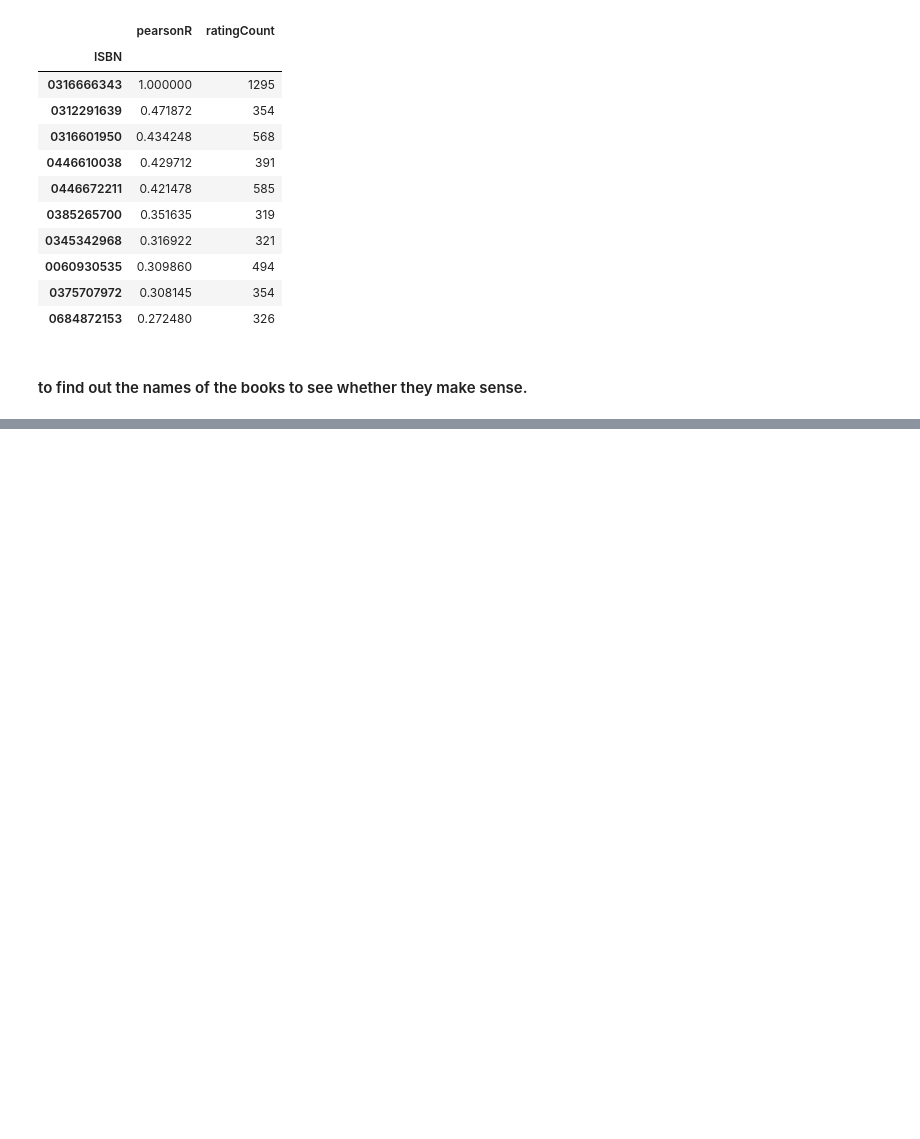
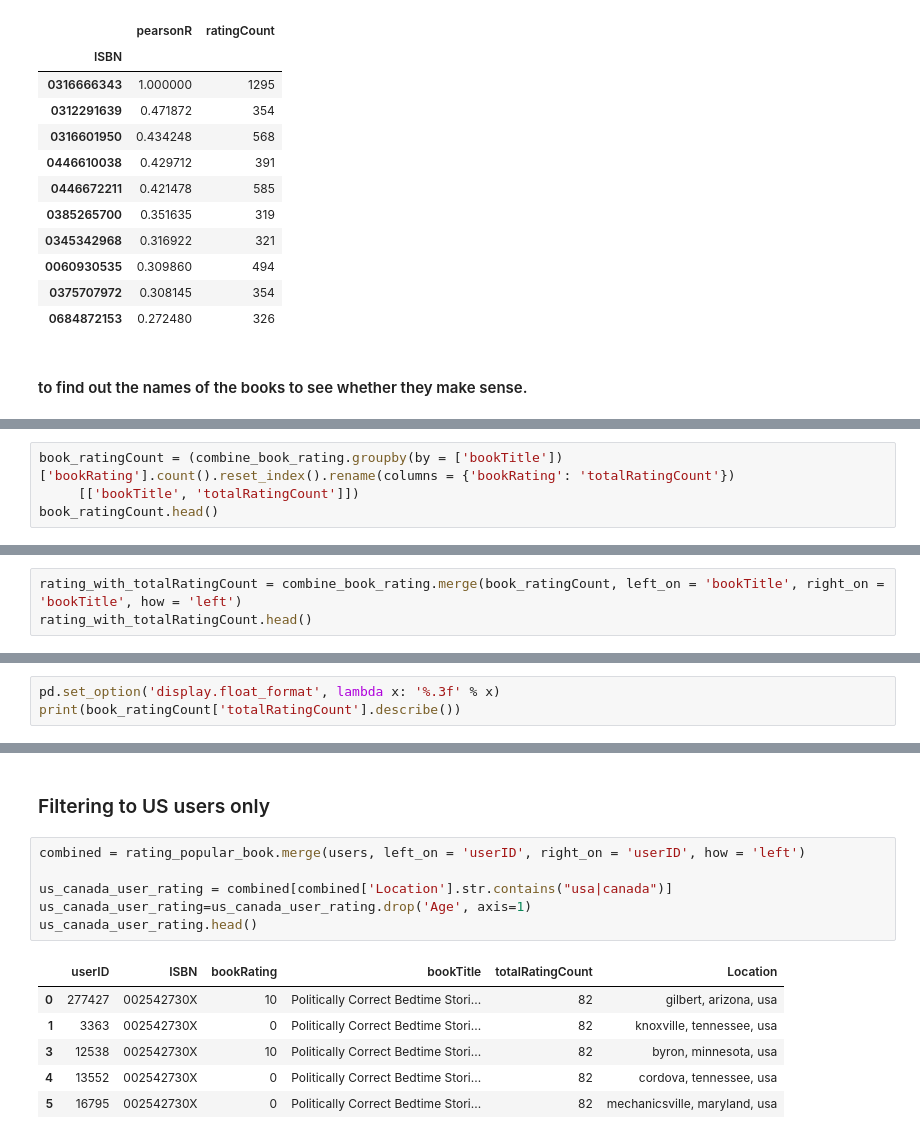
Before and after one commit to AlejandraG01/RS-init, a Jupyter notebook: book-RS/Books-RS.ipynb, the cells around one changed output, grey strips where cells are left out. Drawn from its saved outputs; the diff is of its cells as text; blank space fills up the shorter version.

```diff
--- a/book-RS/Books-RS.ipynb
+++ b/book-RS/Books-RS.ipynb
@@ -212,0 +237,4 @@ corr_books
+# %%
+book_ratingCount = (combine_book_rating.groupby(by = ['bookTitle'])['bookRating'].count().reset_index().rename(columns = {'bookRating': 'totalRatingCount'})
+     [['bookTitle', 'totalRatingCount']])
+book_ratingCount.head()
@@ -212,0 +250,3 @@ corr_books
+# %%
+rating_with_totalRatingCount = combine_book_rating.merge(book_ratingCount, left_on = 'bookTitle', right_on = 'bookTitle', how = 'left')
+rating_with_totalRatingCount.head()
@@ -212,0 +260,3 @@ corr_books
+# %%
+pd.set_option('display.float_format', lambda x: '%.3f' % x)
+print(book_ratingCount['totalRatingCount'].describe())
@@ -212,0 +302,15 @@ corr_books
+# %% [markdown]
+### Filtering to US users only
+# %%
+combined = rating_popular_book.merge(users, left_on = 'userID', right_on = 'userID', how = 'left')
+
+us_canada_user_rating = combined[combined['Location'].str.contains("usa|canada")]
+us_canada_user_rating=us_canada_user_rating.drop('Age', axis=1)
+us_canada_user_rating.head()
+# %% [output]
+|  | userID | ISBN | bookRating | bookTitle | totalRatingCount | Location |
+| 0 | 277427 | 002542730X | 10 | Politically Correct Bedtime Stori... | 82 | gilbert, arizona, usa |
+| 1 | 3363 | 002542730X | 0 | Politically Correct Bedtime Stori... | 82 | knoxville, tennessee, usa |
+| 3 | 12538 | 002542730X | 10 | Politically Correct Bedtime Stori... | 82 | byron, minnesota, usa |
+| 4 | 13552 | 002542730X | 0 | Politically Correct Bedtime Stori... | 82 | cordova, tennessee, usa |
+| 5 | 16795 | 002542730X | 0 | Politically Correct Bedtime Stori... | 82 | mechanicsville, maryland, usa |
```
Also changed, not shown: parts of 28 cells of this notebook.
